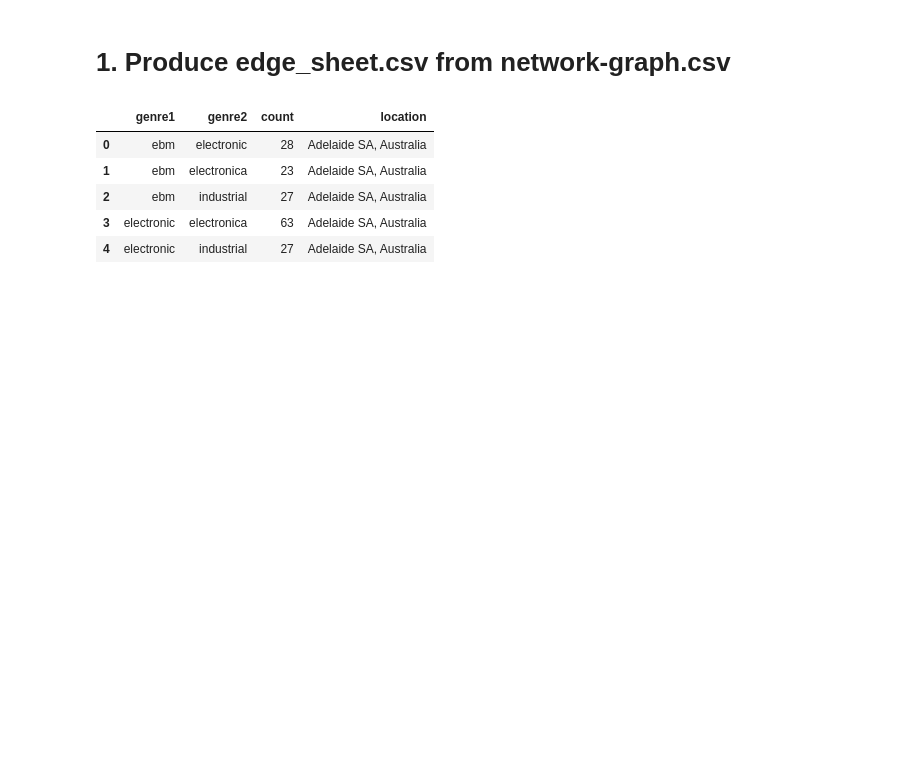
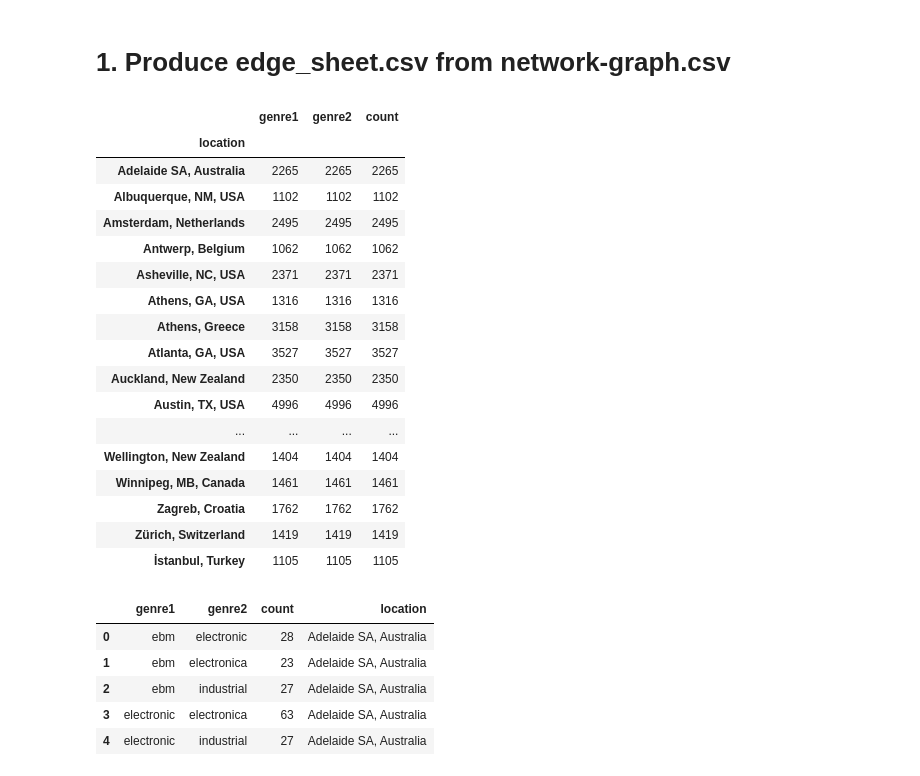
Before and after one commit to julesbecker/components_bandcamp, a Jupyter notebook: notebooks/sheet_clean_routine.ipynb, the cells around one changed output. Drawn from its saved outputs; the diff is of its cells as text; code cells hidden in the pictures; blank space fills up the shorter version.

```diff
--- a/notebooks/sheet_clean_routine.ipynb
+++ b/notebooks/sheet_clean_routine.ipynb
@@ -22,6 +22,30 @@ node_file = "/Users/geistling/Documents/1_Projects/bandcamp/bandcamp_viz/noteboo
 album_data = pd.read_csv(conv_file)
 # %% [markdown]
 # 1. Produce edge_sheet.csv from network-graph.csv
+# %%
+grouped = Collected.groupby('location')
+grouped.count()
+# for group in grouped:
+#     group['genre1'].value_counts()
+# %% [output]
+|  | genre1 | genre2 | count |
+| location |  |  |  |
+| Adelaide SA, Australia | 2265 | 2265 | 2265 |
+| Albuquerque, NM, USA | 1102 | 1102 | 1102 |
+| Amsterdam, Netherlands | 2495 | 2495 | 2495 |
+| Antwerp, Belgium | 1062 | 1062 | 1062 |
+| Asheville, NC, USA | 2371 | 2371 | 2371 |
+| Athens, GA, USA | 1316 | 1316 | 1316 |
+| Athens, Greece | 3158 | 3158 | 3158 |
+| Atlanta, GA, USA | 3527 | 3527 | 3527 |
+| Auckland, New Zealand | 2350 | 2350 | 2350 |
+| Austin, TX, USA | 4996 | 4996 | 4996 |
+| ... | ... | ... | ... |
+| Wellington, New Zealand | 1404 | 1404 | 1404 |
+| Winnipeg, MB, Canada | 1461 | 1461 | 1461 |
+| Zagreb, Croatia | 1762 | 1762 | 1762 |
+| Zürich, Switzerland | 1419 | 1419 | 1419 |
+| İstanbul, Turkey | 1105 | 1105 | 1105 |
 # %%
 # global tallying, edges
 grouped = album_data.groupby('standard_name')
```
Also changed, not shown: parts of 5 cells of this notebook, 4 other files.
